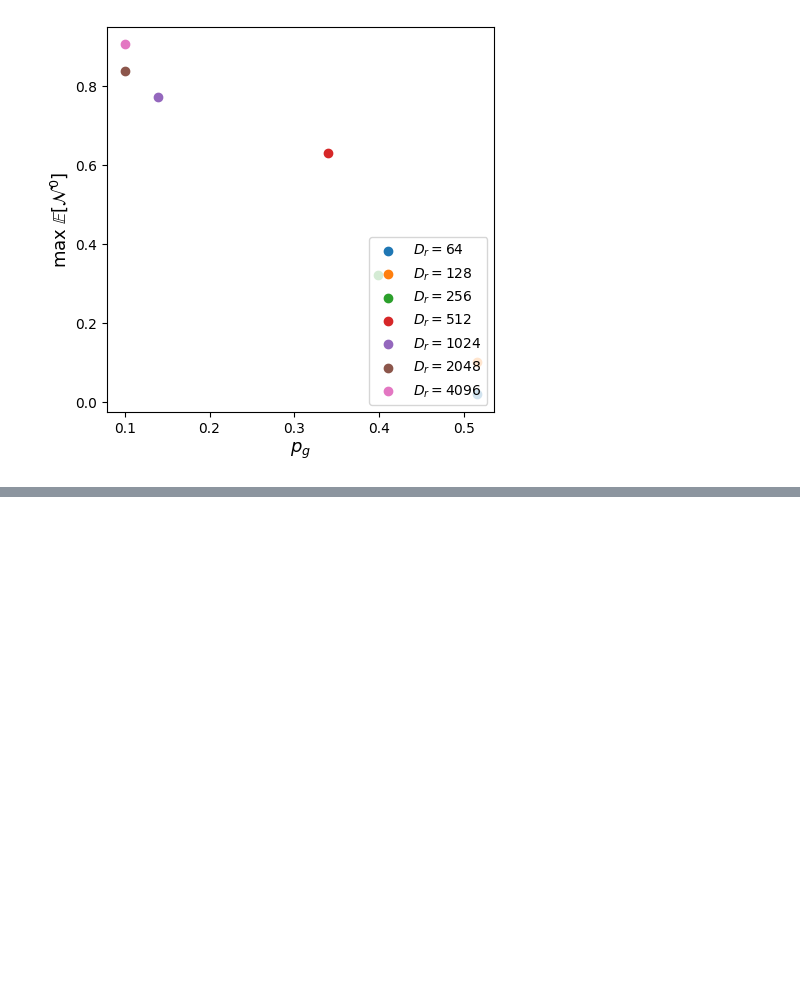
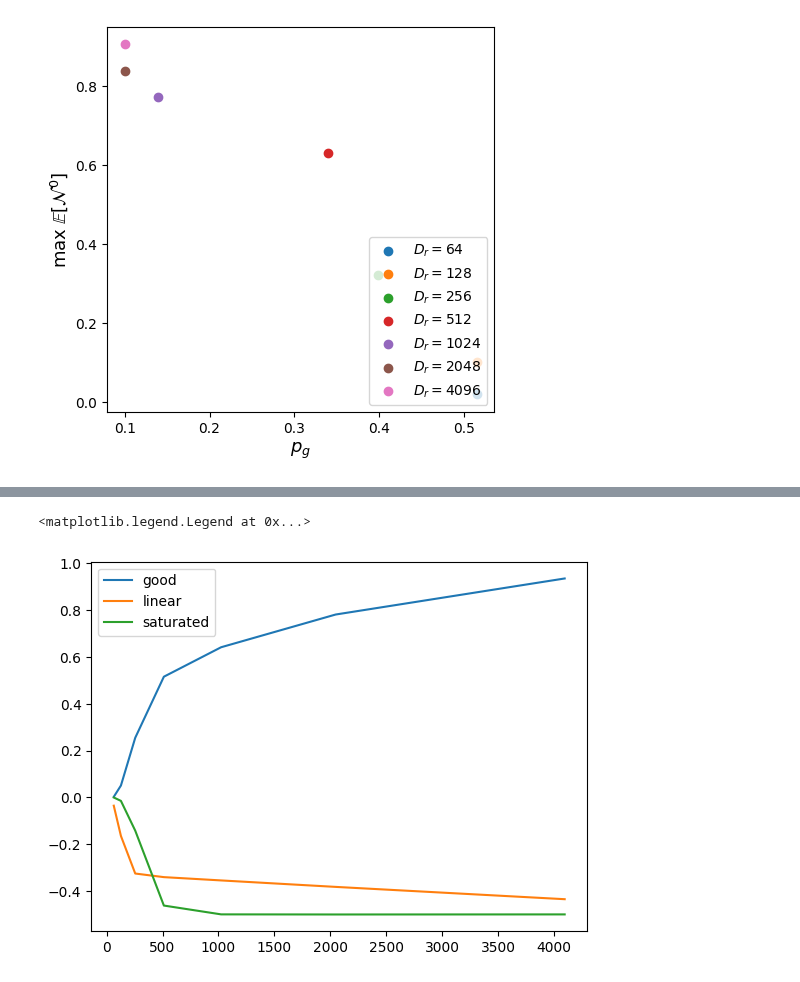
Before and after one commit to pinakm9/random-feature-map, a Jupyter notebook: notebooks/Section-4.1-4.3.ipynb, the cells around one changed output, grey strips where cells are left out. Saved outputs shown, nothing was run; the diff lists cells and outputs as text; code cells hidden in the pictures; blank space fills up the shorter version.

```diff
--- a/notebooks/Section-4.1-4.3.ipynb
+++ b/notebooks/Section-4.1-4.3.ipynb
@@ -1076,0 +1241,8 @@ plt.savefig(f'../data/plots/loss_p_g_plot.png', dpi=300, bbox_inches='tight')
+# %%
+plt.plot(all_D_r, sg,label='good')
+plt.plot(all_D_r, sl,label='linear')
+plt.plot(all_D_r, ss,label='saturated')
+plt.legend()
+# %% [output]
+<matplotlib.legend.Legend at 0x...>
+[figure, added]
```
Also changed, not shown: parts of 7 cells of this notebook, 15 other files.
